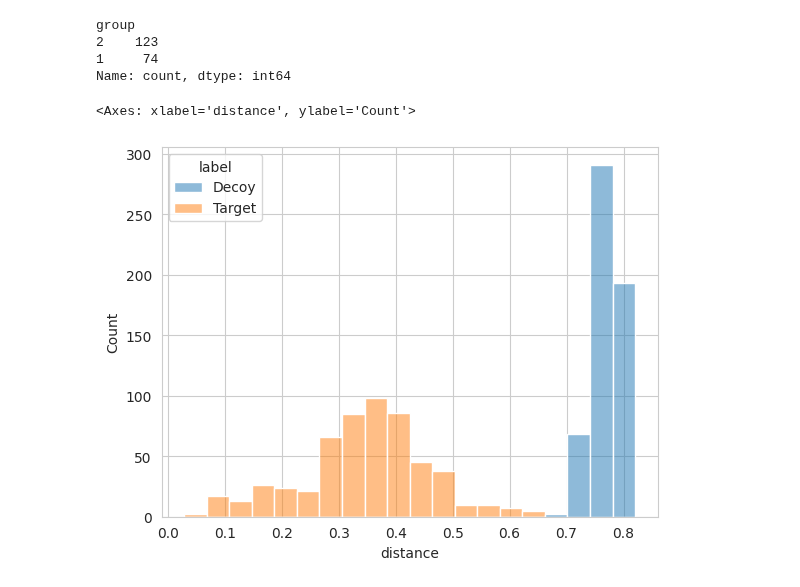
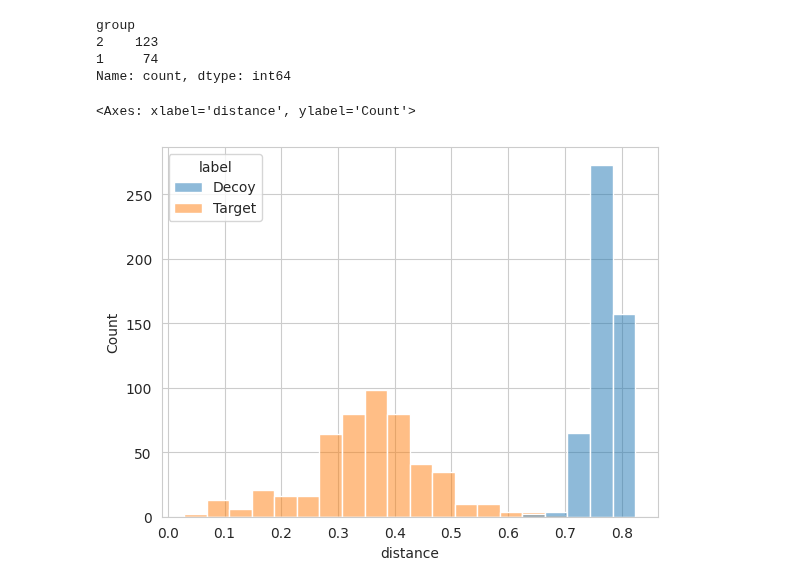
Before and after one commit to InfectionMedicineProteomics/DPKS, a Jupyter notebook: notebooks/cluster_features.ipynb, the cells around one changed output. Drawn from its saved outputs; the diff is of its cells as text; code cells hidden in the pictures.

```diff
--- a/notebooks/cluster_features.ipynb
+++ b/notebooks/cluster_features.ipynb
@@ -35,21 +35,35 @@ group
 2    123
 1     74
 Name: count, dtype: int64
+# %%
+qm = (
+
+    QuantMatrix(
+        quantification_file="../tests/input_files/data_sepsis.tsv",
+        design_matrix_file=design_matrix
+    )
+    .filter()
+    .normalize(method="mean", use_rt_sliding_window_filter=True, rt_unit="second", stride=5, minimum_data_points=200)
+    .quantify(method="top_n", top_n=5, summarization_method="mean").impute(method="neighborhood")
+    .annotate()
+).to_df()
+
+# IGKV3-20
+# IGHV3-30
+# IGKV1-39
+# IGKV1-17
+# IGLV3-25
+
+qm = qm[~qm['Gene'].str.contains("IGKV")]
+qm = qm[~qm['Gene'].str.contains("IGHV")]
+qm = qm[~qm['Gene'].str.contains("IGLV")]
 # %%
 qm = (
 
     QuantMatrix(
-        quantification_file="../tests/input_files/data_sepsis.tsv",
+        quantification_file=qm,
         design_matrix_file=design_matrix
     )
-    .filter()
-    .normalize(method="mean", use_rt_sliding_window_filter=True, rt_unit="second", stride=5, minimum_data_points=200)
-    .quantify(method="top_n", top_n=5, summarization_method="mean").impute(method="neighborhood")
-    .impute(method="neighborhood")
+    .compare(method="linregress", min_samples_per_group=10, comparisons=[(2, 1)])
+    .cluster()
 )
-# %%
-qm = qm.compare(
-    method="linregress",
-    min_samples_per_group=10,
-    comparisons=[(2, 1)]
-)
@@ -58,7 +69,0 @@ X, y = qm.to_ml()
-# %%
-background = qm.append(method="shuffle")
-
-x_background, y_background = QuantMatrix(
-    quantification_file=background.to_df()[background.to_df()['Decoy'] == 1].copy(),
-    design_matrix_file=design_matrix
-).to_ml()
@@ -71,5 +70,5 @@ cluster_ids = clusterer.fit_predict(X, x_background)
 # %%
-sns.histplot(clusterer.distance_df, x="distance", hue="label", bins=20)
+sns.histplot(qm.clusterer.distance_df, x="distance", hue="label", bins=20)
 # %% [output]
 <Axes: xlabel='distance', ylabel='Count'>
-[figure, old version]
+[figure, new version]
```
Also changed, not shown: parts of 25 cells of this notebook, 1 other file.
